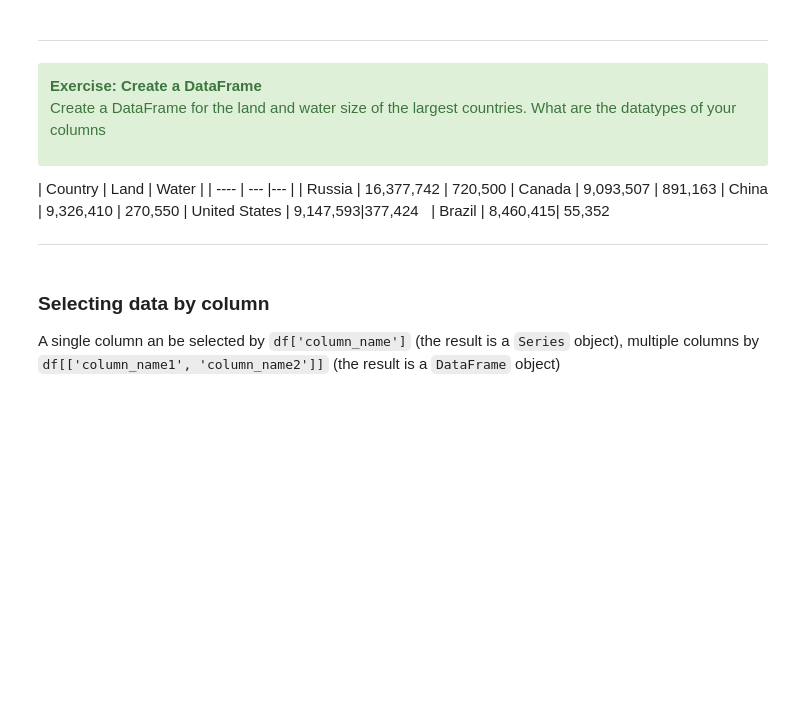
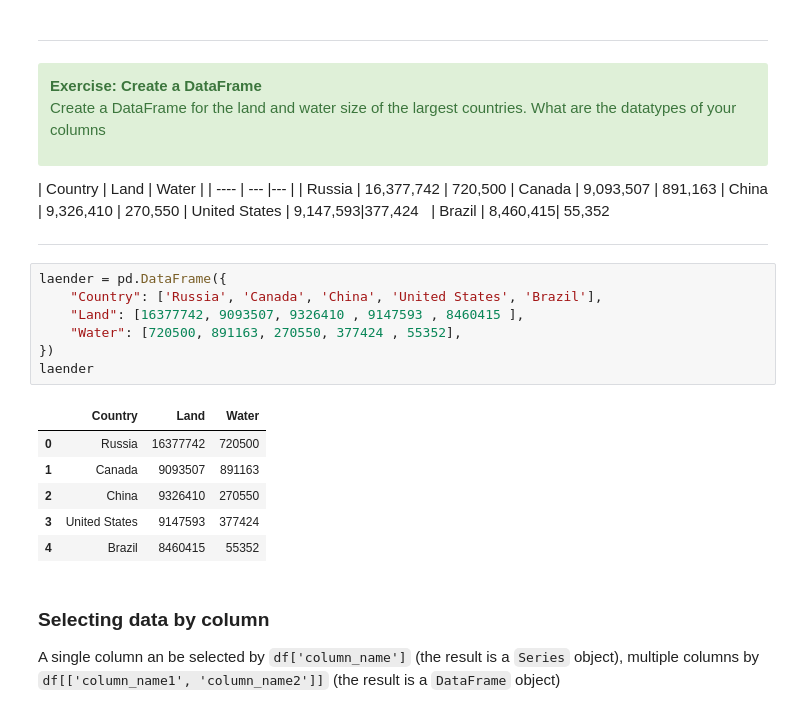
Before and after one commit to dsi-engineering-ag/data-science-course, a Jupyter notebook: Day 1/Excercise - Pandas 101.ipynb, the cells around one changed output. Cells and saved outputs as stored; diff of their text form; blank space fills up the shorter version.

```diff
--- a/Day 1/Excercise - Pandas 101.ipynb
+++ b/Day 1/Excercise - Pandas 101.ipynb
@@ -154,6 +174,20 @@ Create a DataFrame for the land and water size of the largest countries. What ar
 |  Brazil | 8,460,415| 55,352
 
 ***
+# %%
+laender = pd.DataFrame({
+    "Country": ['Russia', 'Canada', 'China', 'United States', 'Brazil'],
+    "Land": [16377742, 9093507, 9326410 , 9147593 , 8460415 ],
+    "Water": [720500, 891163, 270550, 377424 , 55352],
+})
+laender
+# %% [output]
+|  | Country | Land | Water |
+| 0 | Russia | 16377742 | 720500 |
+| 1 | Canada | 9093507 | 891163 |
+| 2 | China | 9326410 | 270550 |
+| 3 | United States | 9147593 | 377424 |
+| 4 | Brazil | 8460415 | 55352 |
 # %% [markdown]
 ### Selecting data by column
 
```
Also changed, not shown: parts of 10 cells of this notebook.
